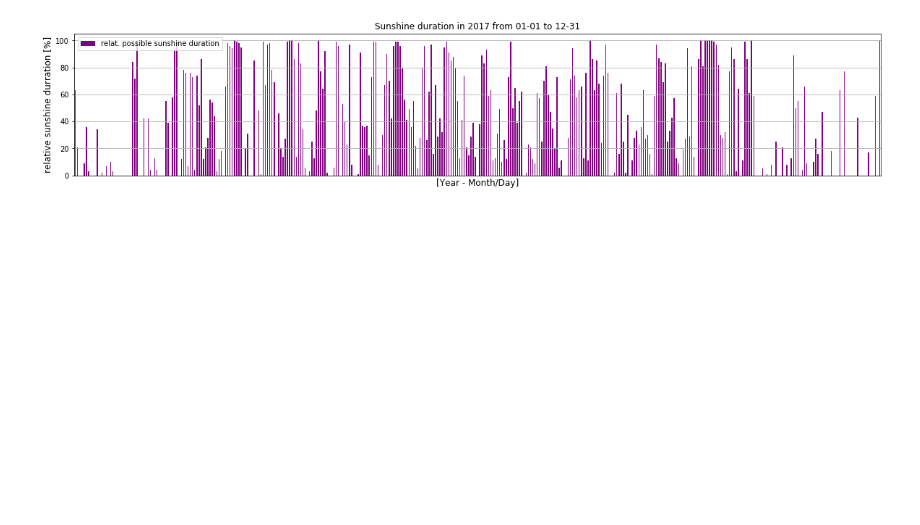
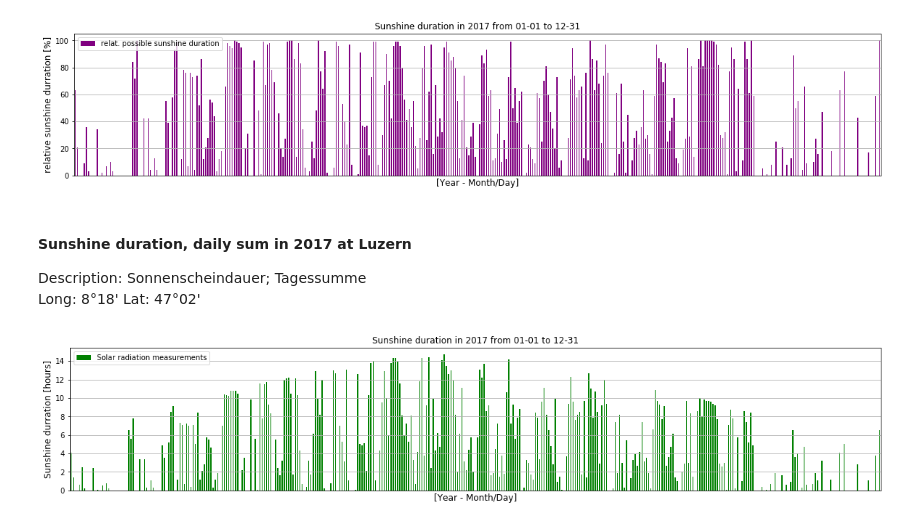
Before and after one commit to ahorv/python_scripts, a Jupyter notebook: irradiance/cloudless_days_assessment.ipynb, the cells around one changed output. Saved outputs shown, nothing was run; the diff lists cells and outputs as text; code cells hidden in the pictures; blank space fills up the shorter version.

```diff
--- a/irradiance/cloudless_days_assessment.ipynb
+++ b/irradiance/cloudless_days_assessment.ipynb
@@ -106,3 +98,53 @@ fig.autofmt_xdate()
 #plt.gca().xaxis.set_major_formatter(plt.FixedFormatter(frmt))
 # %% [output]
 [figure]
+# %% [markdown]
+#### Sunshine duration, daily sum in 2017 at Luzern
+Description: Sonnenscheindauer; Tagessumme<br>
+Long: 8°18' Lat: 47°02'
+# %%
+year = '2017-'
+s_day = '01-01' # beginning of observation
+e_day = '12-31' # end of observation
+start = year + s_day
+end   = year + e_day
+
+_lu_dur = lu_dur.loc[start:end]
+fig, ax = plt.subplots(figsize=(20,4))
+_lu_dur.plot(kind='bar',label='Solar radiation measurements', color= 'g')
+
+ax.set_xlabel('[Year - Month/Day]', fontsize=12)
+ax.set_ylabel('Sunshine durration [hours]', fontsize=12)
+ax.set_title('Sunshine duration in {} from {} to {}'.format(year.strip('-'),s_day,e_day))
+ax.legend(loc='upper left')
+ax.grid(b=None, which='major', axis='both')
+
+
+
+#ax.xaxis.set_major_locator(mdates.MonthLocator())  #set ticks every month
+#ax.xaxis.set_major_formatter(mdates.DateFormatter('%Y-%m-d')) #set major ticks format
+
+#ax.xaxis.set_major_locator(mdates.MonthLocator())
+#ax.xaxis.set_minor_locator(mdates.DayLocator())
+#monthFmt = mdates.DateFormatter('%b')
+#ax.xaxis.set_major_formatter(monthFmt)
+
+day = dates.DayLocator()
+month = dates.MonthLocator()
+dfmt = dates.DateFormatter('%Y-%m')
+
+datemin = datetime(2017, 1, 1, 0, 0)
+datemax = datetime(2017, 12, 31, 0, 0)
+ax.xaxis.set_major_locator(month)
+ax.xaxis.set_major_formatter(dfmt)
+#ax.xaxis.set_minor_locator(month)
+#ax.set_xlim(datemin, datemax)
+
+fig.autofmt_xdate()
+
+
+#fig.autofmt_xdate()
+#frmt = df.index.to_series().dt.strftime("%Y-%m-d")
+#plt.gca().xaxis.set_major_formatter(plt.FixedFormatter(frmt))
+# %% [output]
+[figure, added]
```
Also changed, not shown: parts of 3 cells of this notebook.
